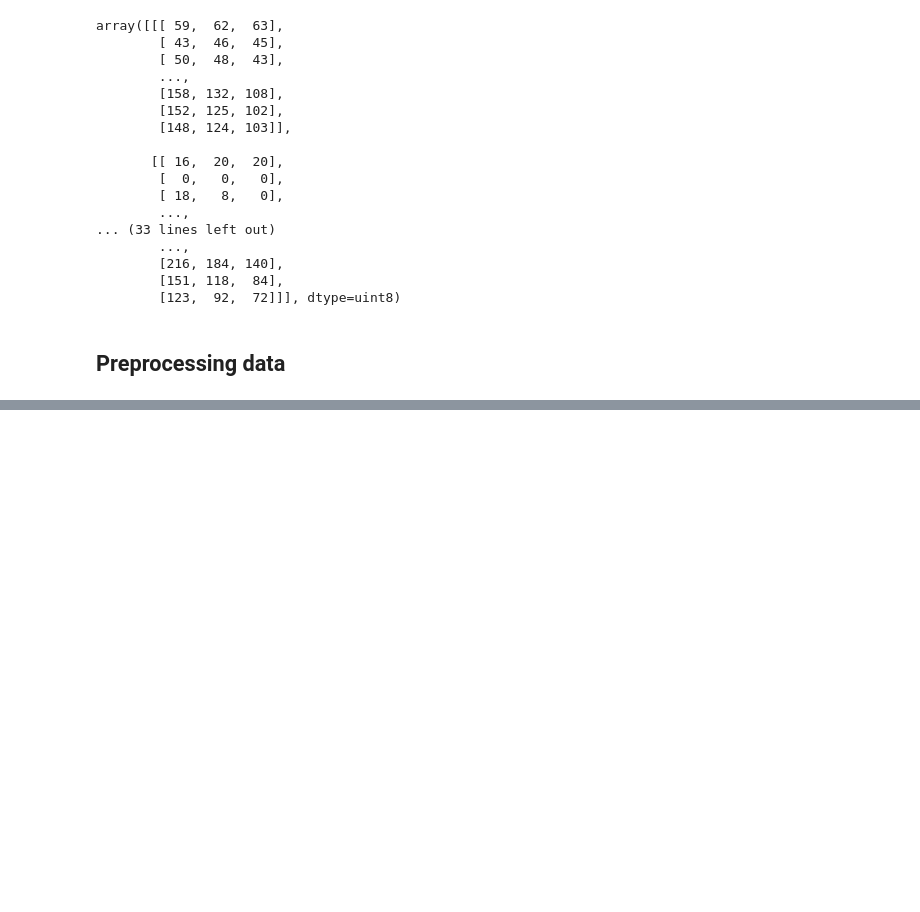
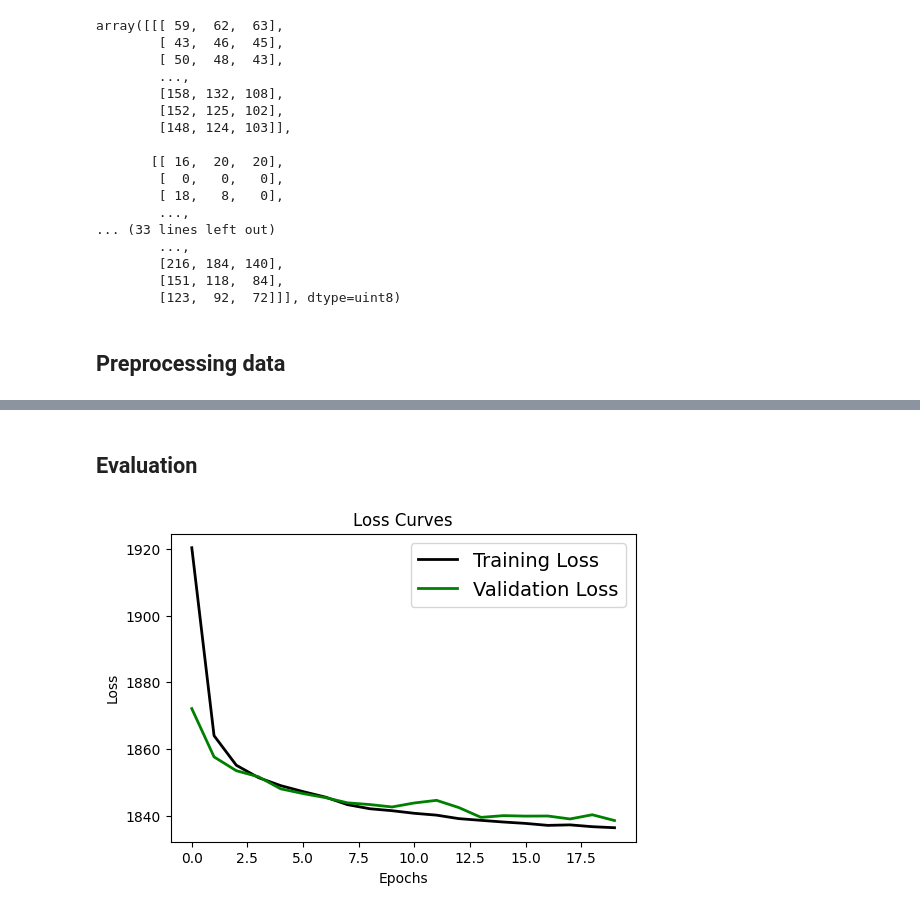
Before and after one commit to gin31259461/Deep_Learning, a Jupyter notebook: cifar-10-cvae.ipynb, the cells around one changed output, grey strips where cells are left out. Cells and saved outputs as stored; diff of their text form; code cells hidden in the pictures; blank space fills up the shorter version.

```diff
--- a/cifar-10-cvae.ipynb
+++ b/cifar-10-cvae.ipynb
@@ -45,6 +45,7 @@ image_size = 32
 chanel_num = 3
 
 # Hyperparameters
+training = True
 activation = "relu"
 fc_output_features = 400
 latent_size = 20
@@ -207,9 +210,14 @@ def one_hot(labels, class_size):
     return targets.to(device)
 
 
-def train(epoch, data_loader):
+train_loss_history = []
+test_loss_history = []
+
+
+def train(epoch, data_loader: Type[DataLoader]):
     model.train()
     train_loss = 0
+
     for batch_idx, (data, labels) in enumerate(data_loader):
         data, labels = data.to(device), labels.to(device)
         labels = one_hot(labels, class_size)
@@ -219,21 +227,25 @@ def train(epoch, data_loader):
         loss.backward()
         train_loss += loss.detach().cpu().numpy()
         optimizer.step()
+
+        # log
         if batch_idx % 20 == 0:
             print(
                 "Train Epoch: {} [{}/{} ({:.0f}%)]\tLoss: {:.6f}".format(
                     epoch,
                     batch_idx * len(data),
-                    len(train_loader.dataset),
-                    100.0 * batch_idx / len(train_loader),
+                    len(data_loader.dataset),
+                    100.0 * batch_idx / len(data_loader),
                     loss.item() / len(data),
                 )
             )
 
-    print("====> Epoch: {} Average loss: {:.4f}".format(epoch, train_loss / len(train_loader.dataset)))
+    train_loss /= len(data_loader.dataset)
+    train_loss_history.append(train_loss)
+    print("====> Epoch: {} Average loss: {:.4f}".format(epoch, train_loss))
 
 
-def test(epoch, data_loader):
+def test(epoch, data_loader: Type[DataLoader]):
     model.eval()
     test_loss = 0
     with torch.no_grad():
@@ -242,6 +254,7 @@ def test(epoch, data_loader):
             labels = one_hot(labels, class_size)
             recon_batch, mu, logvar = model(data, labels)
             test_loss += loss_function(recon_batch, data, mu, logvar).detach().cpu().numpy()
+
             if i == 0:
                 n = min(data.size(0), 5)
                 comparison = torch.cat([data[:n], recon_batch.view(-1, chanel_num, image_size, image_size)[:n]])
@@ -251,13 +264,16 @@ def test(epoch, data_loader):
                     nrow=n,
                 )
 
-    test_loss /= len(test_loader.dataset)
+    test_loss /= len(data_loader.dataset)
+    test_loss_history.append(test_loss)
     print("====> Test set loss: {:.4f}".format(test_loss))
 
 
 for epoch in range(1, epochs + 1):
     train(epoch, train_loader)
     test(epoch, validate_loader)
+
+    # 在每個 epoch 測試: 用隨機取樣產生新圖片並輸出
     with torch.no_grad():
         c = torch.eye(class_size, class_size).to(device)
         sample = torch.randn(class_size, latent_size).to(device)
@@ -287,0 +304,13 @@ Train Epoch: 20 [39680/40000 (99%)]     Loss: 1813.853394
+# %% [markdown]
+## Evaluation
+# %%
+if training:
+    plt.figure(figsize=[6, 4])
+    plt.plot(train_loss_history, "black", linewidth=2.0)
+    plt.plot(test_loss_history, "green", linewidth=2.0)
+    plt.legend(["Training Loss", "Validation Loss"], fontsize=14)
+    plt.xlabel("Epochs", fontsize=10)
+    plt.ylabel("Loss", fontsize=10)
+    plt.title("Loss Curves", fontsize=12)
+# %% [output]
+[figure, added]
```
Also changed, not shown: parts of 3 cells of this notebook, 1 other file.
